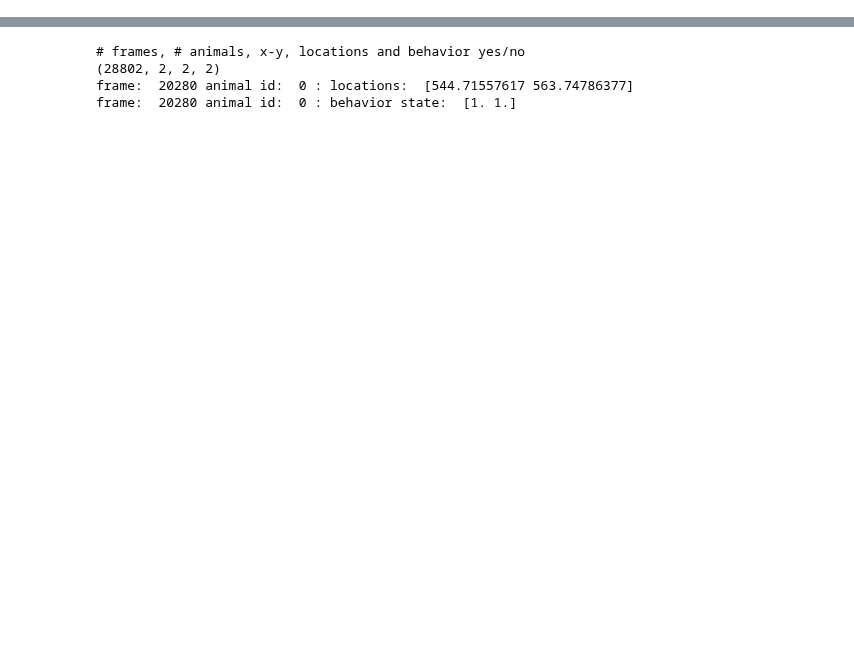
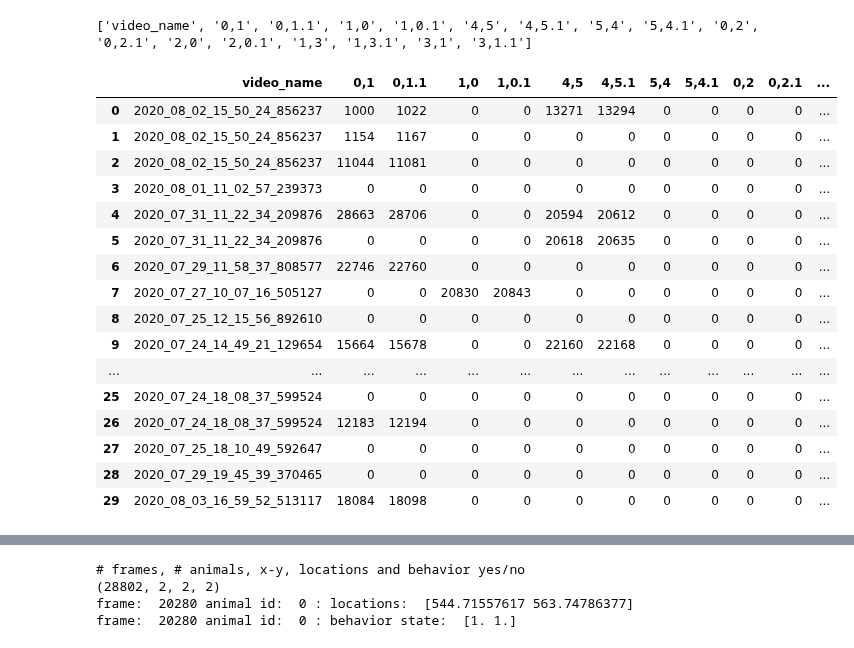
Before and after one commit to catubc/gerbil, a Jupyter notebook: simba_tools/simba_tools/simba_sleap_data_conversion.ipynb, the cells around one changed output, grey strips where cells are left out. Saved outputs shown, nothing was run; the diff lists cells and outputs as text; code cells hidden in the pictures; blank space fills up the shorter version.

```diff
--- a/simba_tools/simba_tools/simba_sleap_data_conversion.ipynb
+++ b/simba_tools/simba_tools/simba_sleap_data_conversion.ipynb
@@ -256,29 +256,48 @@ make_pairwise_npy_files_for_simba_single_file
 # %%
 ##############################################################
 ################# LOAD DATA FRAME AND ID PAIRS ###############
 ##############################################################
 
 # these are the ids of the gerbils that Lisa and Jennifer decided to label
 # ids 0->5 correspond to female->pup4
 id_pairs = [
     [0,1],
     [1,0],
     [4,5],
     [5,4],
     [0,2],
     [2,0],
     [1,3],
     [3,1]
 ]
 
-fname = "/mnt/b3a68699-495d-4ebb-9ab1-ac74f11c68c5/simba/approach.csv"
+fname = "/home/cat/Downloads/chasingvf.csv"
 
 #
 dataframe = pd.read_csv(fname)
 header = dataframe.columns.tolist()
 
-#
-# dataframe
+print (header)
+dataframe
+# %% [output]
+['video_name', '0,1', '0,1.1', '1,0', '1,0.1', '4,5', '4,5.1', '5,4', '5,4.1', '0,2', '0,2.1', '2,0', '2,0.1', '1,3', '1,3.1', '3,1', '3,1.1']
+|  | video_name | 0,1 | 0,1.1 | 1,0 | 1,0.1 | 4,5 | 4,5.1 | 5,4 | 5,4.1 | 0,2 | 0,2.1 | ... |
+| 0 | 2020_08_02_15_50_24_856237 | 1000 | 1022 | 0 | 0 | 13271 | 13294 | 0 | 0 | 0 | 0 | ... |
+| 1 | 2020_08_02_15_50_24_856237 | 1154 | 1167 | 0 | 0 | 0 | 0 | 0 | 0 | 0 | 0 | ... |
+| 2 | 2020_08_02_15_50_24_856237 | 11044 | 11081 | 0 | 0 | 0 | 0 | 0 | 0 | 0 | 0 | ... |
+| 3 | 2020_08_01_11_02_57_239373 | 0 | 0 | 0 | 0 | 0 | 0 | 0 | 0 | 0 | 0 | ... |
+| 4 | 2020_07_31_11_22_34_209876 | 28663 | 28706 | 0 | 0 | 20594 | 20612 | 0 | 0 | 0 | 0 | ... |
+| 5 | 2020_07_31_11_22_34_209876 | 0 | 0 | 0 | 0 | 20618 | 20635 | 0 | 0 | 0 | 0 | ... |
+| 6 | 2020_07_29_11_58_37_808577 | 22746 | 22760 | 0 | 0 | 0 | 0 | 0 | 0 | 0 | 0 | ... |
+| 7 | 2020_07_27_10_07_16_505127 | 0 | 0 | 20830 | 20843 | 0 | 0 | 0 | 0 | 0 | 0 | ... |
+| 8 | 2020_07_25_12_15_56_892610 | 0 | 0 | 0 | 0 | 0 | 0 | 0 | 0 | 0 | 0 | ... |
+| 9 | 2020_07_24_14_49_21_129654 | 15664 | 15678 | 0 | 0 | 22160 | 22168 | 0 | 0 | 0 | 0 | ... |
+| ... | ... | ... | ... | ... | ... | ... | ... | ... | ... | ... | ... | ... |
+| 25 | 2020_07_24_18_08_37_599524 | 0 | 0 | 0 | 0 | 0 | 0 | 0 | 0 | 0 | 0 | ... |
+| 26 | 2020_07_24_18_08_37_599524 | 12183 | 12194 | 0 | 0 | 0 | 0 | 0 | 0 | 0 | 0 | ... |
+| 27 | 2020_07_25_18_10_49_592647 | 0 | 0 | 0 | 0 | 0 | 0 | 0 | 0 | 0 | 0 | ... |
+| 28 | 2020_07_29_19_45_39_370465 | 0 | 0 | 0 | 0 | 0 | 0 | 0 | 0 | 0 | 0 | ... |
+| 29 | 2020_08_03_16_59_52_513117 | 18084 | 18098 | 0 | 0 | 0 | 0 | 0 | 0 | 0 | 0 | ... |
 # %%
 #########################################################################
 ################# CONVERT SPREADSHEET TO 2 COLUMN VERSION ###############
```
Also changed, not shown: parts of 4 cells of this notebook, 18 other files.
